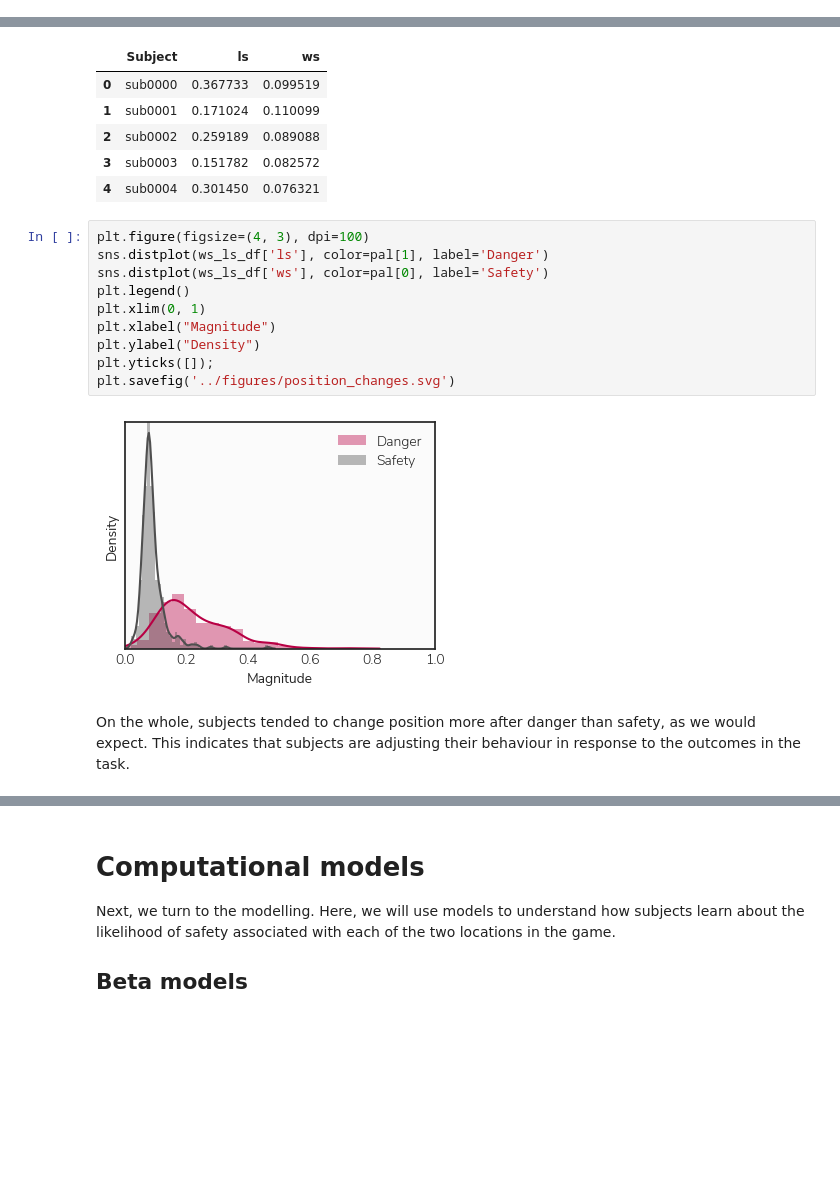
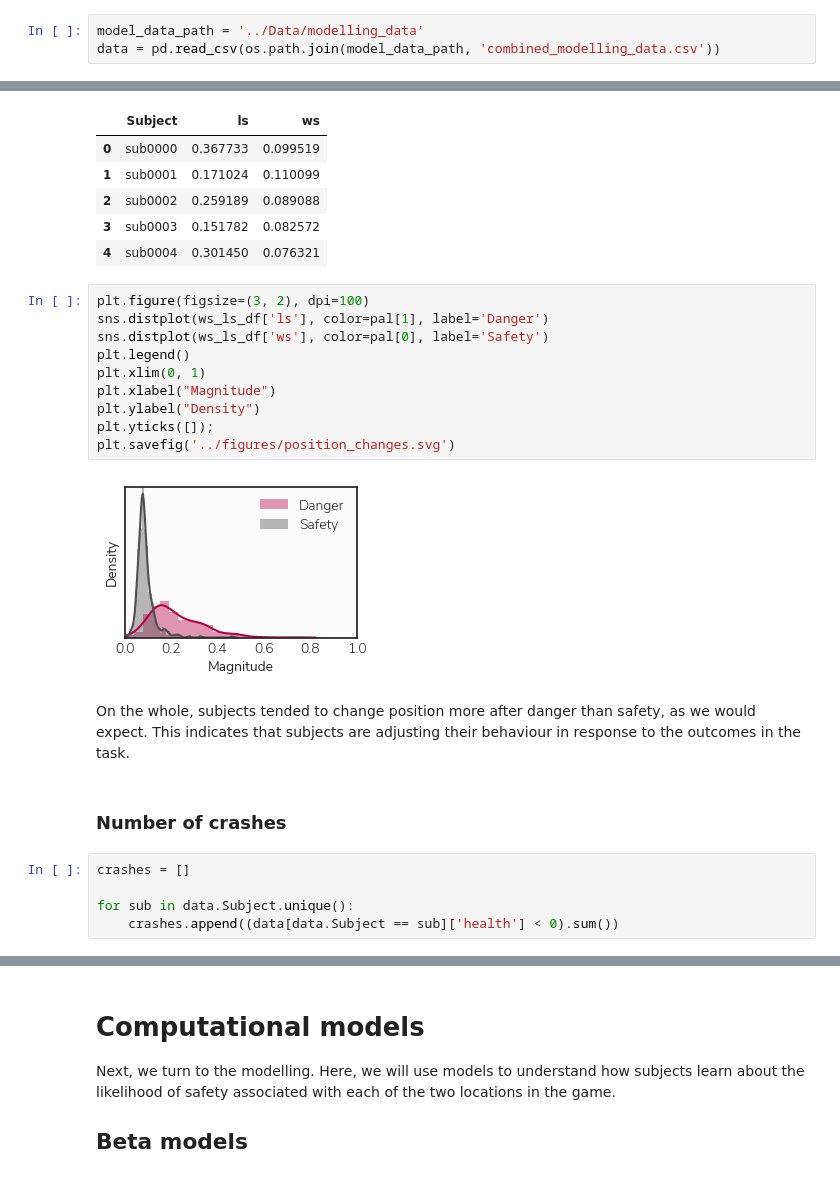
Before and after one commit to tobywise/online-aversive-learning, a Jupyter notebook: notebooks/model_fitting.ipynb, the cells around one changed output, grey strips where cells are left out. Drawn from its saved outputs; the diff is of its cells as text; blank space fills up the shorter version.

```diff
--- a/notebooks/model_fitting.ipynb
+++ b/notebooks/model_fitting.ipynb
@@ -85,6 +89,9 @@ Before doing any modelling, we want to see what the behaviour looks like.
 A metric that is commonly used in value-based learning tasks is the win-stay/lose-shift measure - i.e. how much do subjects stay with the option chosen when they win, and how much do they shift when they lose? We can calculate a similar measure here by looking at how much subjects change their position following danger (an asteroid) and safety (no asteroid) in the position they chose. If subjects are learning from these outcomes, they should be more likely to move following threat and stay following safety.
 
 First, we need to calculate how much subjects changed position on each trial (i.e. the difference between position on trial $n$ minus their position on trial $n-1$
+# %%
+model_data_path = '../Data/modelling_data'
+data = pd.read_csv(os.path.join(model_data_path, 'combined_modelling_data.csv'))
 # %%
 change_data = data.copy().reset_index(drop=True)
 change_data['change'] = change_data['Response'].diff()
@@ -126,16 +133,23 @@ ws_ls_df.head()
 | 3 | sub0003 | 0.151782 | 0.082572 |
 | 4 | sub0004 | 0.301450 | 0.076321 |
 # %%
-plt.figure(figsize=(4, 3), dpi=100)
+plt.figure(figsize=(3, 2), dpi=100)
 sns.distplot(ws_ls_df['ls'], color=pal[1], label='Danger')
 sns.distplot(ws_ls_df['ws'], color=pal[0], label='Safety')
 plt.legend()
 plt.xlim(0, 1)
 plt.xlabel("Magnitude")
 plt.ylabel("Density")
 plt.yticks([]);
 plt.savefig('../figures/position_changes.svg')
 # %% [output]
-[figure, old version]
+[figure, new version]
 # %% [markdown]
 On the whole, subjects tended to change position more after danger than safety, as we would expect. This indicates that subjects are adjusting their behaviour in response to the outcomes in the task.
+# %% [markdown]
+### Number of crashes
+# %%
+crashes = []
+
+for sub in data.Subject.unique():
+    crashes.append((data[data.Subject == sub]['health'] < 0).sum())
```
Also changed, not shown: parts of 15 cells of this notebook, 2 other files.
